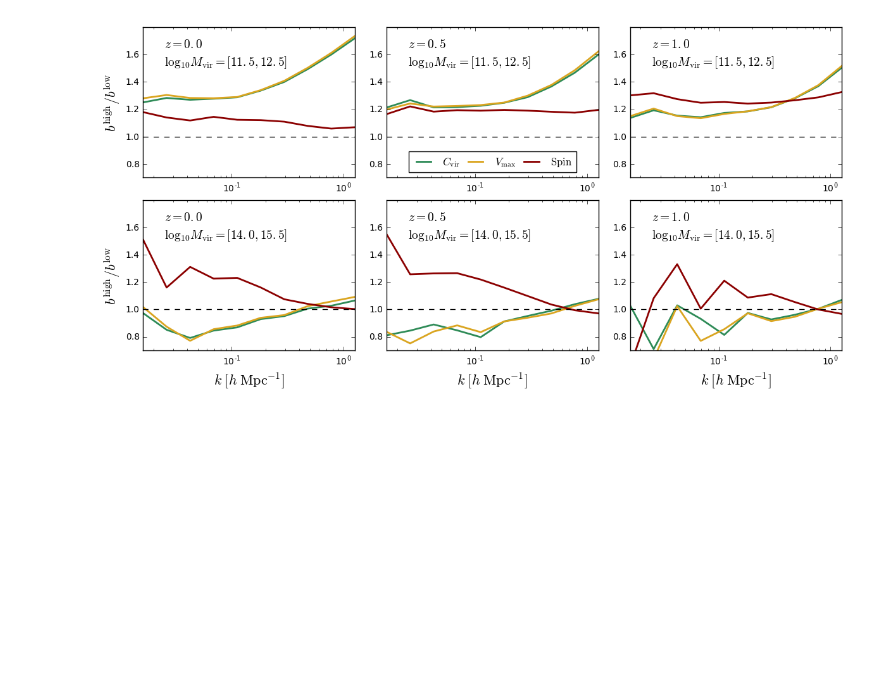
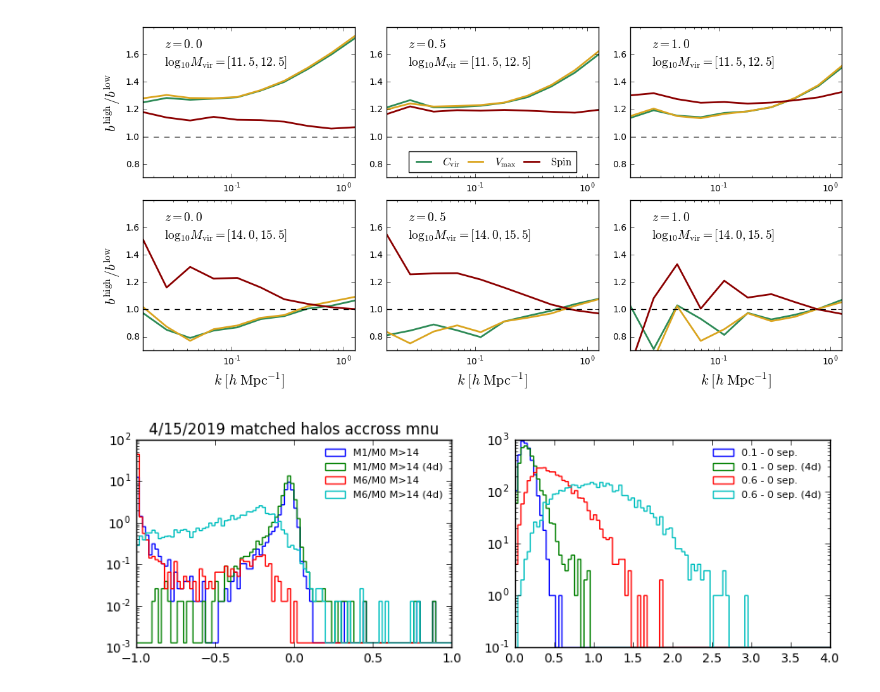
Before and after one commit to liuxx479/NUassemblybias, a Jupyter notebook: AB.ipynb, the cells around one changed output. Drawn from its saved outputs; the diff is of its cells as text; code cells hidden in the pictures; blank space fills up the shorter version.

Commit message:
match halos accross mnu by 3D or 4D (+mass)

```diff
--- a/AB.ipynb
+++ b/AB.ipynb
@@ -412,0 +424,42 @@ subplots_adjust(left=0.06, bottom=0.1, right=0.98, top=0.95, wspace=0.15, hspace
+# %%
+tree0=spatial.KDTree(array([x0,y0,z0]).T)
+tree6=spatial.KDTree(array([x6,y6,z6]).T)
+tree1=spatial.KDTree(array([x1,y1,z1]).T)
+# %%
+tree0mass=spatial.KDTree(array([x0,y0,z0, log10(Mvir0)]).T)
+tree1mass=spatial.KDTree(array([x1,y1,z1, log10(Mvir1)]).T)
+tree6mass=spatial.KDTree(array([x6,y6,z6, log10(Mvir6)]).T)
+# %%
+idxcut=where(Mvir0>10**11.5)[0]
+pos0=array([x0,y0,z0]).T[idxcut]
+d06,idx_06=tree6.query(pos0)
+d01,idx_01=tree1.query(pos0)
+# %%
+idxcut.shape
+pos0m=array([x0,y0,z0,log10(Mvir0)]).T[idxcut]
+dm06, idx_m06=tree6mass.query(pos0m)
+dm01, idx_m01=tree1mass.query(pos0m)
+# %%
+Mvir0cut=Mvir0[idxcut]
+f, (ax1, ax2) = subplots(1,2, figsize=(10,3))
+ax1.hist( (Mvir1[idx_01]/Mvir0cut)[Mvir0cut>1e14]-1, histtype='step',log=1,
+        bins=linspace(-1,1,101),normed=1, label='M1/M0 M>14')
+ax1.hist( (Mvir1[idx_m01]/Mvir0cut)[Mvir0cut>1e14]-1, histtype='step',log=1,
+        bins=linspace(-1,1,101),normed=1, label='M1/M0 M>14 (4d)')
+
+ax1.hist( (Mvir6[idx_06]/Mvir0cut)[Mvir0cut>1e14]-1, histtype='step',log=1,
+        bins=linspace(-1,1,101),normed=1, label='M6/M0 M>14')
+ax1.hist( (Mvir6[idx_m06]/Mvir0cut)[Mvir0cut>1e14]-1, histtype='step',log=1,
+        bins=linspace(-1,1,101),normed=1, label='M6/M0 M>14 (4d)')
+
+ax2.hist(d01[Mvir0cut>1e14], histtype='step',log=1,label='0.1 - 0 sep.',bins=linspace(0,4,101))
+ax2.hist(dm01[Mvir0cut>1e14], histtype='step',log=1,label='0.1 - 0 sep. (4d)',bins=linspace(0,4,101))
+ax2.hist(d06[Mvir0cut>1e14], histtype='step',log=1,label='0.6 - 0 sep.',bins=linspace(0,4,101))
+ax2.hist(dm06[Mvir0cut>1e14], histtype='step',log=1,label='0.6 - 0 sep. (4d)',bins=linspace(0,4,101))
+
+ax1.legend(loc=0, fontsize=8, frameon=0)
+ax2.legend(loc=0, fontsize=8, frameon=0)
+ax1.set_title('4/15/2019 matched halos accross mnu')
+show()
+# %% [output]
+[figure, added]
```
Also changed, not shown: parts of 6 cells of this notebook.
